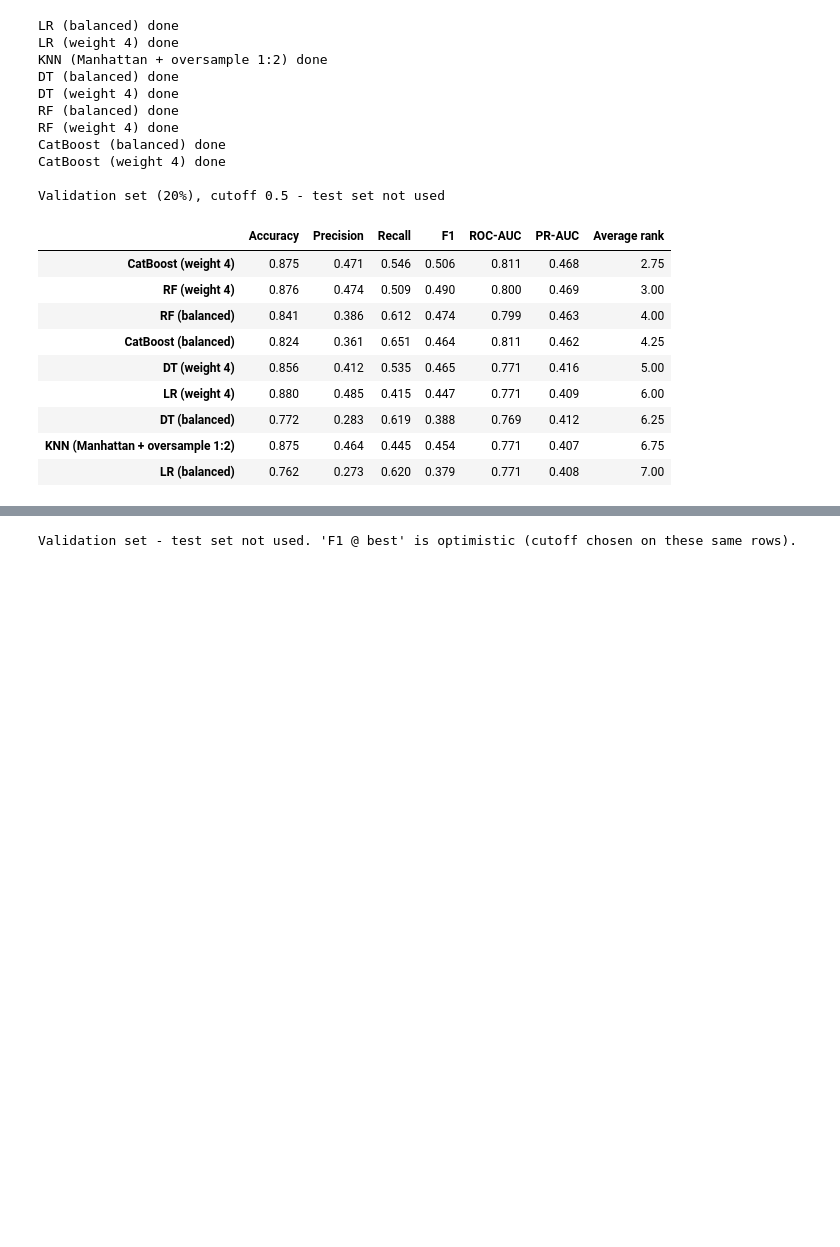
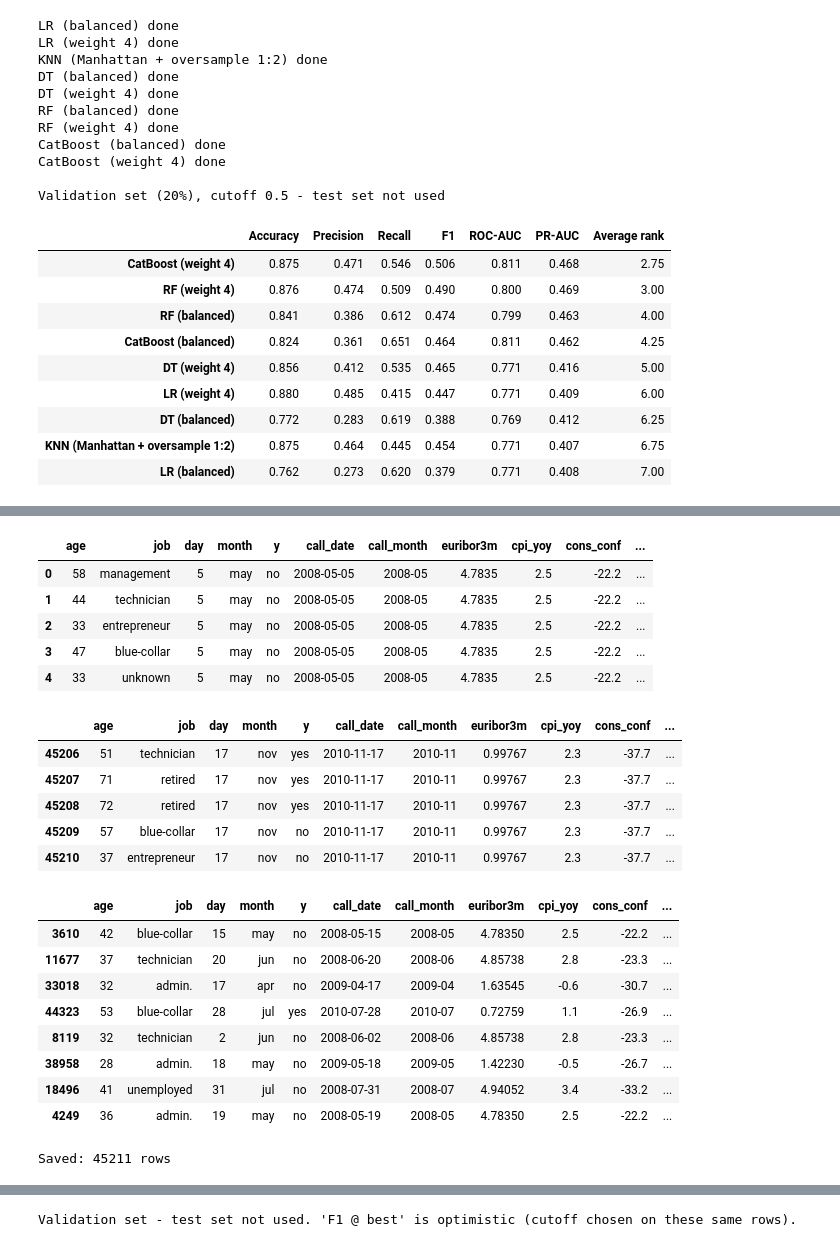
Before and after one commit to kant-deposit-project/deposit_project, a Jupyter notebook: banking project_1 - Copy.ipynb, the cells around one changed output, grey strips where cells are left out. Saved outputs shown, nothing was run; the diff lists cells and outputs as text; code cells hidden in the pictures; blank space fills up the shorter version.

```diff
--- a/banking project_1 - Copy.ipynb
+++ b/banking project_1 - Copy.ipynb
@@ -1312,0 +1438,19 @@ Validation set, cutoff 0.5 - test set not used. Top 5 per model by F1:
+# %%
+import pandas as pd
+
+# Diagnostic: is the validation gain "economics" or just "which month is this"?
+# Replace the 5 indicators with ONE column that only says which month the call was in (no economic meaning).
+macro["month_id"] = (dates.dt.year - 2008) * 12 + dates.dt.month    # May 2008 = 5, ..., Nov 2010 = 35
+saved_cols, macro_cols = macro_cols, ["month_id"]
+
+tr, ev = checks["1. Validation (random split)"]                    # same train / validation rows as before
+rows = []
+for kind in ["CatBoost", "Random Forest"]:
+    rows.append({"Model": f"{kind} (w = 4)", "Extra columns": "month ID only", **fit_score(kind, True, tr, ev)})
+    print(f"{kind} done")
+
+macro_cols = saved_cols                                             # put things back as they were
+macro = macro.drop(columns="month_id")
+
+print("\nCompare with macro_table, check 1 (no: CatBoost 0.506 / RF 0.490; 5 indicators: 0.526 / 0.522). Test set not used.")
+pd.DataFrame(rows).set_index(["Model", "Extra columns"]).round(3)
@@ -1312,0 +1524,40 @@ Validation set, cutoff 0.5 - test set not used. Top 5 per model by F1:
+# %%
+# Show how the economic data was attached: one row per customer (original file order). Nothing is changed.
+merged_view = df[["age", "job", "day", "month", "y"]].copy()
+merged_view["call_date"] = dates.dt.date                                # rebuilt date (date-rebuild cell)
+merged_view["call_month"] = dates.dt.to_period("M").astype(str)          # the key used for the merge
+merged_view = merged_view.join(macro[list(monthly.columns)])            # the 5 economic columns (already lagged)
+merged_view["set"] = "train"                                            # which part of the split each row is in
+merged_view.loc[X_val.index, "set"] = "validation"
+merged_view.loc[X_test.index, "set"] = "test"
+
+display(merged_view.head(5))                               # start of the file (May 2008)
+display(merged_view.tail(5))                               # end of the file (Nov 2010)
+display(merged_view.sample(8, random_state=1))             # random customers from different months
+
+# Save a copy you can open in Excel (next to bank-full.csv). Only for viewing: the models don't read this file.
+merged_view.to_csv(r"C:\personal_project_1\bank\bank_full_with_economic_data.csv", index_label="row")
+print("Saved:", len(merged_view), "rows")
+# %% [output]
+|  | age | job | day | month | y | call_date | call_month | euribor3m | cpi_yoy | cons_conf | ... |
+| 0 | 58 | management | 5 | may | no | 2008-05-05 | 2008-05 | 4.7835 | 2.5 | -22.2 | ... |
+| 1 | 44 | technician | 5 | may | no | 2008-05-05 | 2008-05 | 4.7835 | 2.5 | -22.2 | ... |
+| 2 | 33 | entrepreneur | 5 | may | no | 2008-05-05 | 2008-05 | 4.7835 | 2.5 | -22.2 | ... |
+| 3 | 47 | blue-collar | 5 | may | no | 2008-05-05 | 2008-05 | 4.7835 | 2.5 | -22.2 | ... |
+| 4 | 33 | unknown | 5 | may | no | 2008-05-05 | 2008-05 | 4.7835 | 2.5 | -22.2 | ... |
+|  | age | job | day | month | y | call_date | call_month | euribor3m | cpi_yoy | cons_conf | ... |
+| 45206 | 51 | technician | 17 | nov | yes | 2010-11-17 | 2010-11 | 0.99767 | 2.3 | -37.7 | ... |
+| 45207 | 71 | retired | 17 | nov | yes | 2010-11-17 | 2010-11 | 0.99767 | 2.3 | -37.7 | ... |
+| 45208 | 72 | retired | 17 | nov | yes | 2010-11-17 | 2010-11 | 0.99767 | 2.3 | -37.7 | ... |
+| 45209 | 57 | blue-collar | 17 | nov | no | 2010-11-17 | 2010-11 | 0.99767 | 2.3 | -37.7 | ... |
+| 45210 | 37 | entrepreneur | 17 | nov | no | 2010-11-17 | 2010-11 | 0.99767 | 2.3 | -37.7 | ... |
+|  | age | job | day | month | y | call_date | call_month | euribor3m | cpi_yoy | cons_conf | ... |
+| 3610 | 42 | blue-collar | 15 | may | no | 2008-05-15 | 2008-05 | 4.78350 | 2.5 | -22.2 | ... |
+| 11677 | 37 | technician | 20 | jun | no | 2008-06-20 | 2008-06 | 4.85738 | 2.8 | -23.3 | ... |
+| 33018 | 32 | admin. | 17 | apr | no | 2009-04-17 | 2009-04 | 1.63545 | -0.6 | -30.7 | ... |
+| 44323 | 53 | blue-collar | 28 | jul | yes | 2010-07-28 | 2010-07 | 0.72759 | 1.1 | -26.9 | ... |
+| 8119 | 32 | technician | 2 | jun | no | 2008-06-02 | 2008-06 | 4.85738 | 2.8 | -23.3 | ... |
+| 38958 | 28 | admin. | 18 | may | no | 2009-05-18 | 2009-05 | 1.42230 | -0.5 | -26.7 | ... |
+| 18496 | 41 | unemployed | 31 | jul | no | 2008-07-31 | 2008-07 | 4.94052 | 3.4 | -33.2 | ... |
+| 4249 | 36 | admin. | 19 | may | no | 2008-05-19 | 2008-05 | 4.78350 | 2.5 | -22.2 | ... |
+Saved: 45211 rows
```
Also changed, not shown: parts of 7 cells of this notebook, 2 other files.
